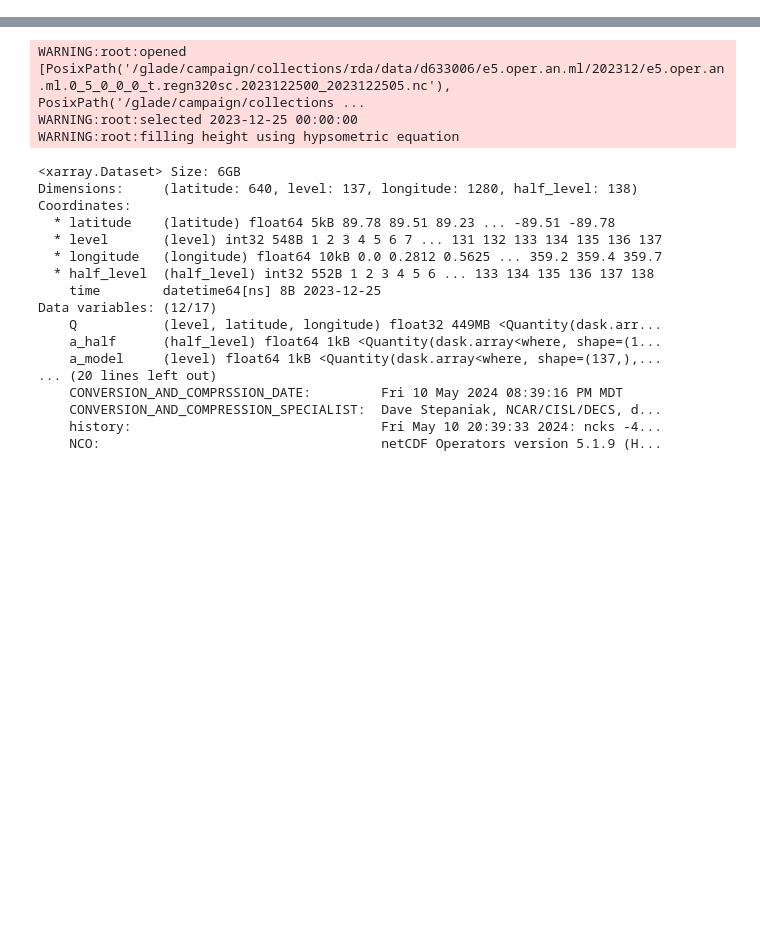
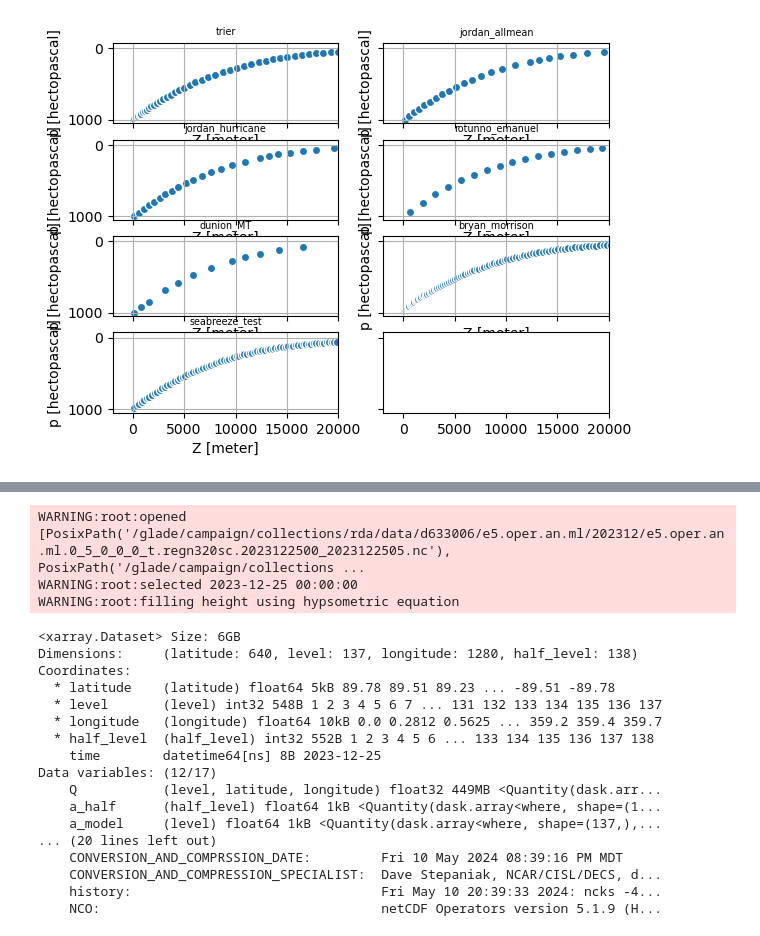
Before and after one commit to ahijevyc/cm1, a Jupyter notebook: soundings/input_sounding_era5.ipynb, the cells around one changed output, grey strips where cells are left out. Drawn from its saved outputs; the diff is of its cells as text; code cells hidden in the pictures; blank space fills up the shorter version.

Commit message:
added test soundings

```diff
--- a/soundings/input_sounding_era5.ipynb
+++ b/soundings/input_sounding_era5.ipynb
@@ -6,0 +8,19 @@ import pandas as pd
+# %%
+dss = [
+    cm1.input.sounding.trier(),
+    cm1.input.sounding.jordan_allmean(),
+    cm1.input.sounding.jordan_hurricane(),
+    cm1.input.sounding.rotunno_emanuel(),
+    cm1.input.sounding.dunion_MT(),
+    cm1.input.sounding.bryan_morrison(),
+    cm1.input.sounding.seabreeze_test(),
+]
+fig, axes = plt.subplots(ncols=2, nrows=4, sharex=True, sharey=True)
+for ds, ax in zip(dss, axes.flat):
+    pc = ds.plot.scatter(ax=ax, x="Z", y="p")
+    pc.axes.set_title(ds.case.item(), fontsize="x-small")
+    pc.axes.invert_yaxis()
+    pc.axes.grid()
+    pc.axes.set_xlim(right=20000)
+# %% [output]
+[figure, added]
```
Also changed, not shown: parts of 11 cells of this notebook, 2 other files.
